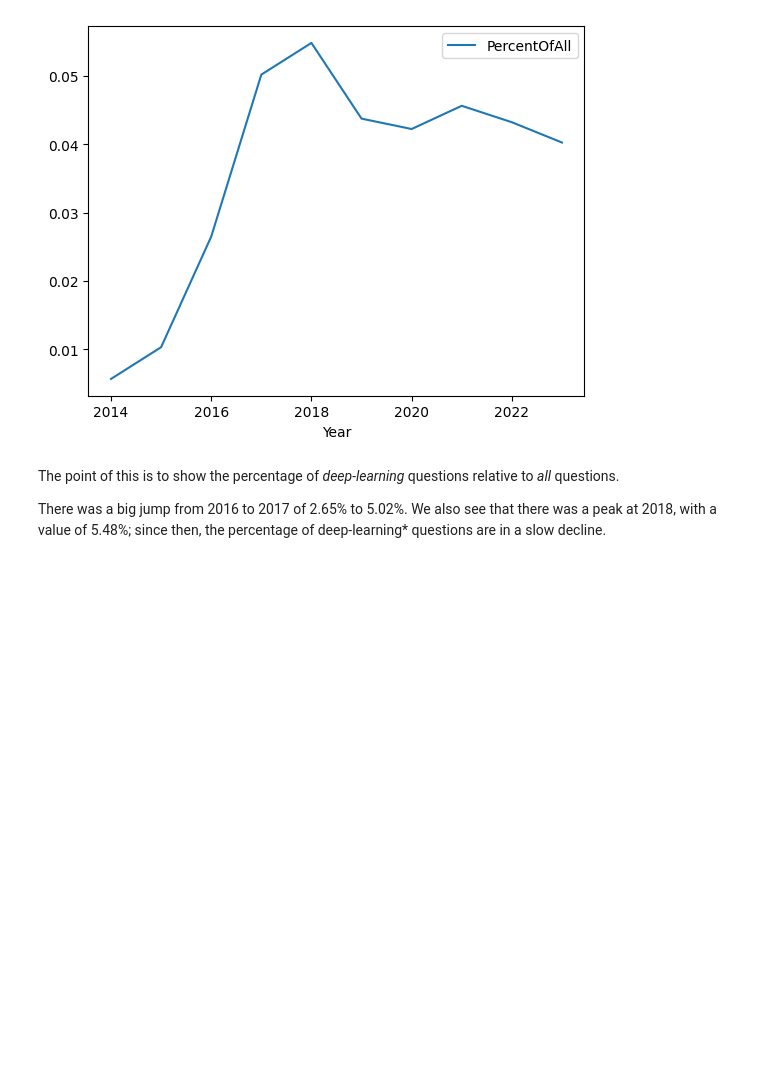
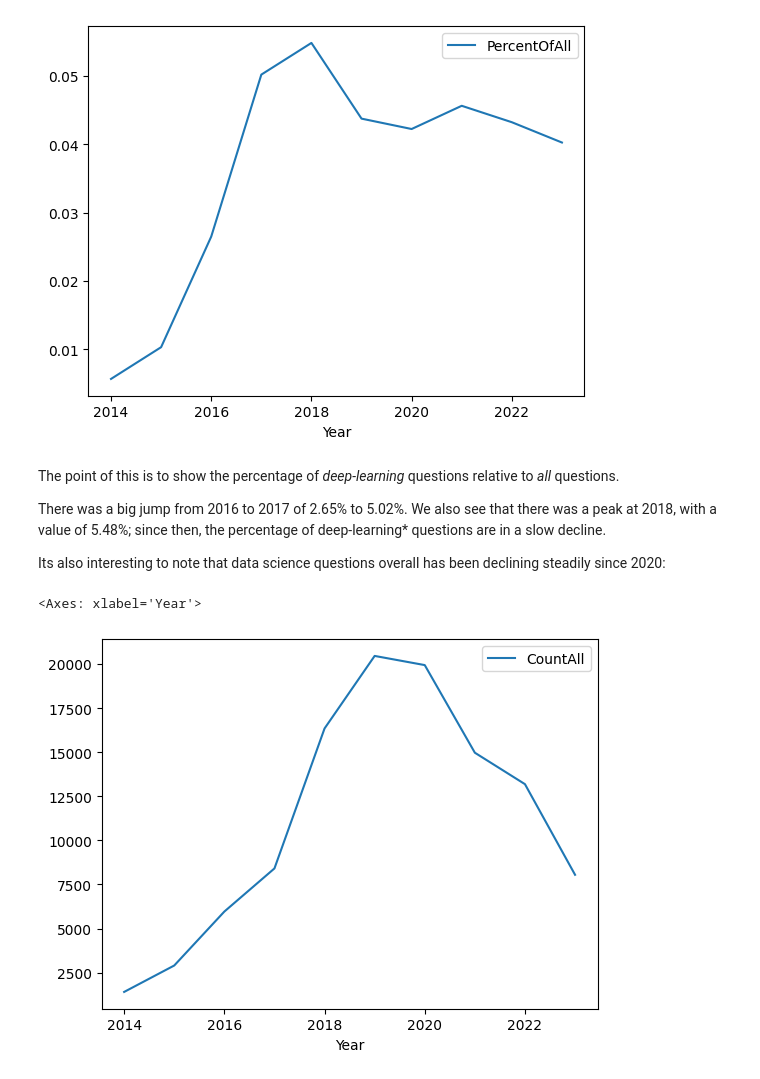
Before and after one commit to skillspark/learn-data-analysis, a Jupyter notebook: StackExchange.ipynb, the cells around one changed output. Saved outputs shown, nothing was run; the diff lists cells and outputs as text; code cells hidden in the pictures; blank space fills up the shorter version.

```diff
--- a/StackExchange.ipynb
+++ b/StackExchange.ipynb
@@ -621,3 +518,11 @@ Year
 The point of this is to show the percentage of *deep-learning* questions relative to *all* questions.
 
 There was a big jump from 2016 to 2017 of 2.65% to 5.02%. We also see that there was a peak at 2018, with a value of 5.48%; since then, the percentage of deep-learning* questions are in a slow decline.
+
+Its also interesting to note that data science questions overall has been declining steadily since 2020:
+# %%
+# show the count of all data as a line chart
+qs_deep_vs_all.plot.line(y='CountAll')
+# %% [output]
+<Axes: xlabel='Year'>
+[figure, added]
```
Also changed, not shown: parts of 24 cells of this notebook.
